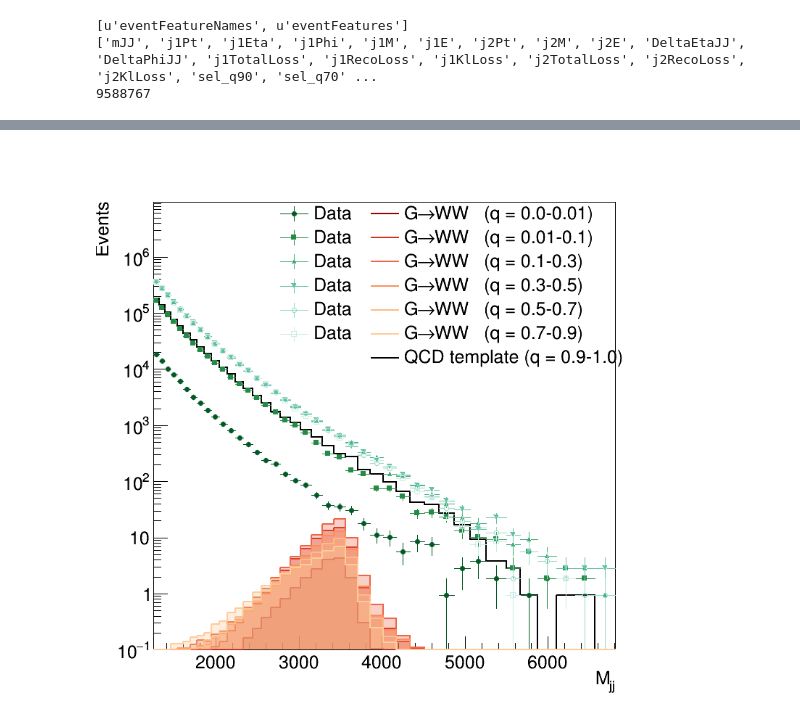
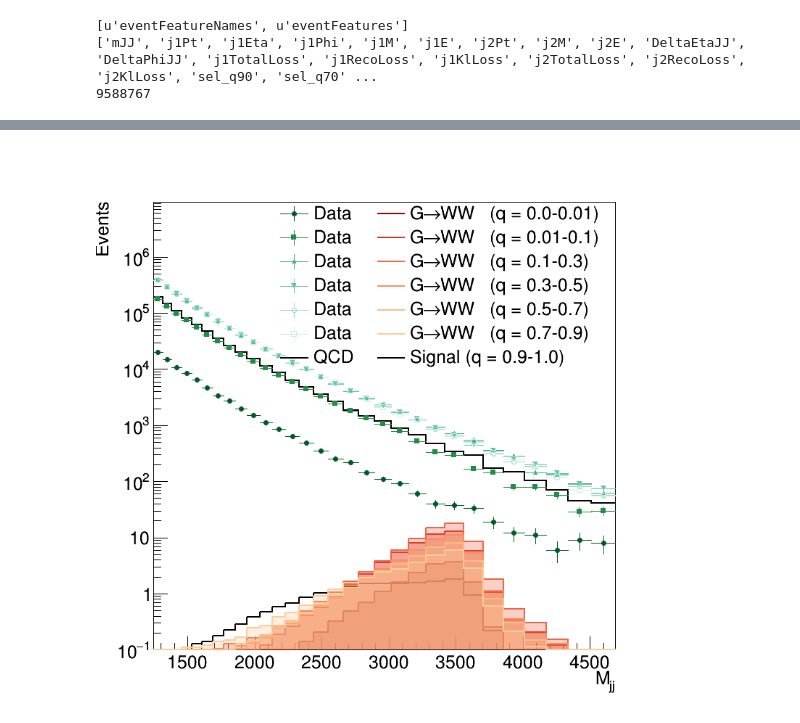
Before and after one commit to mpp-hep/gof_tests, a Jupyter notebook: gof.ipynb, the cells around one changed output, grey strips where cells are left out. Saved outputs shown, nothing was run; the diff lists cells and outputs as text; code cells hidden in the pictures.

```diff
--- a/gof.ipynb
+++ b/gof.ipynb
@@ -98,3 +71,19 @@ bin_edges = np.array([1246,1313,1383,1455,1530, #bin_edges = np.array([1126,1181
 n_bins = len(bin_edges)-1
 max_bin = bin_edges[-1]
 min_bin = bin_edges[0]
+# %%
+# Scale to lumi
+
+# Values for rescaling the inputs to lumi
+qcd_xsec       = 8730000.0 # Crossection in fb
+
+qcd_gen_events = 134366091.0+199435365.0+90490645.0+134264102.0 #(all generated QCD)
+sig_xsec       = 10. #In units of fb (== 0.01 pb)
+sig_gen_events = 972050.0 #(all generated signal)
+lumi           = qcd_gen_events/qcd_xsec # assuming 60/fb since qcd_gen_events/8730000 ~ 60
+
+scale_qcd = qcd_xsec*lumi/qcd_gen_events
+scale_sig = 0.8*sig_xsec*lumi/sig_gen_events #20% used ini QR
+print('Usign luminosity {}'.format(lumi))
+print('Scale QCD with {}'.format(scale_qcd))
+print('Scale signal with {}'.format(scale_sig))
@@ -100,0 +122,18 @@ min_bin = bin_edges[0]
+# %%
+#Define binning
+bin_edges = np.array([1246,1313,1383,1455,1530, #bin_edges = np.array([1126,1181,1246,1313,1383,1455,1530,
+                      1607,1687,1770,1856,1945,2037,2132,
+                      2231,2332,2438,2546,2659,2775,2895,
+                      3019,3147,3279,3416,3558,3704,3854,
+                      4010,4171,4337,4509,4686,4869,5058,
+                      5253,5500,5663,5877,6099,6328,6564,6808]).astype('float')
+bin_edges = np.array([1246,1313,1383,1455,1530, #bin_edges = np.array([1126,1181,1246,1313,1383,1455,1530,
+                      1607,1687,1770,1856,1945,2037,2132,
+                      2231,2332,2438,2546,2659,2775,2895,
+                      3019,3147,3279,3416,3558,3704,3854,
+                      4010,4171,4337,4509,4686]).astype('float')
+# bin_edges = np.array(np.arange(1200., 4000., 200.).tolist()).astype('float')
+print(bin_edges)
+n_bins = len(bin_edges)-1
+max_bin = bin_edges[-1]
+min_bin = bin_edges[0]
@@ -224,7 +295,10 @@ background_hist_template.Draw('HIST')
 background_hist_template.SetTitle("")
 background_hist_template.SetMinimum(0.1)
 background_hist_template.SetMaximum(qcd_tot.shape[0])
-
+signal_hist_template.SetLineColor(rt.kBlack)
+signal_hist_template.SetLineStyle(rt.kSolid)
+signal_hist_template.SetLineWidth(2)
+signal_hist_template.Draw('HISTsame')
 # signal_hist_template    .Draw('same HIST')
 
 for i,key in enumerate(sorted(histos_data.keys())):
@@ -238,8 +312,8 @@ for i,key in enumerate(sorted(histos_data.keys())):
     histos_data[key].Draw('pez same')
 #     histos_signal[key].Scale(10000.)
     histos_signal[key].Draw('HIST same')
-leg.AddEntry(None , '', '')
-leg.AddEntry(background_hist_template , 'QCD template (q = 0.9-1.0)', 'l')
+leg.AddEntry(background_hist_template , 'QCD', 'l')
+leg.AddEntry(signal_hist_template , 'Signal (q = 0.9-1.0)', 'l')
 c.SetLogy()
 c.SetTitle('')
 
@@ -263,4 +342,4 @@ Warning in <TH1D::Sumw2>: Sum of squares of weights structure already created
-[figure, old version]
+[figure, new version]
 # %%
 # Do ratio
 
```
Also changed, not shown: parts of 32 cells of this notebook, 1 other file.
